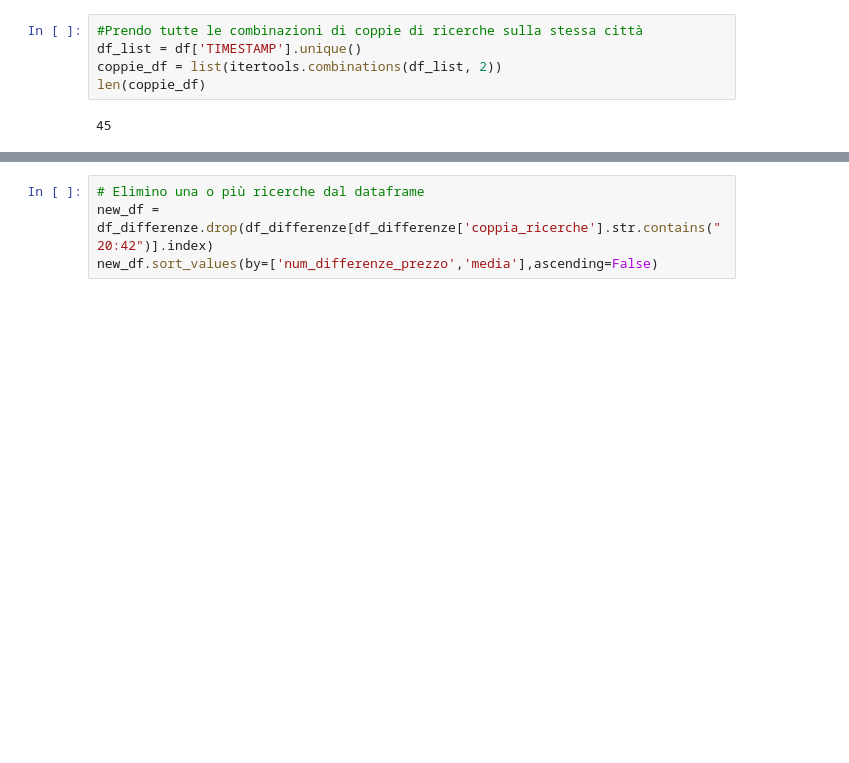
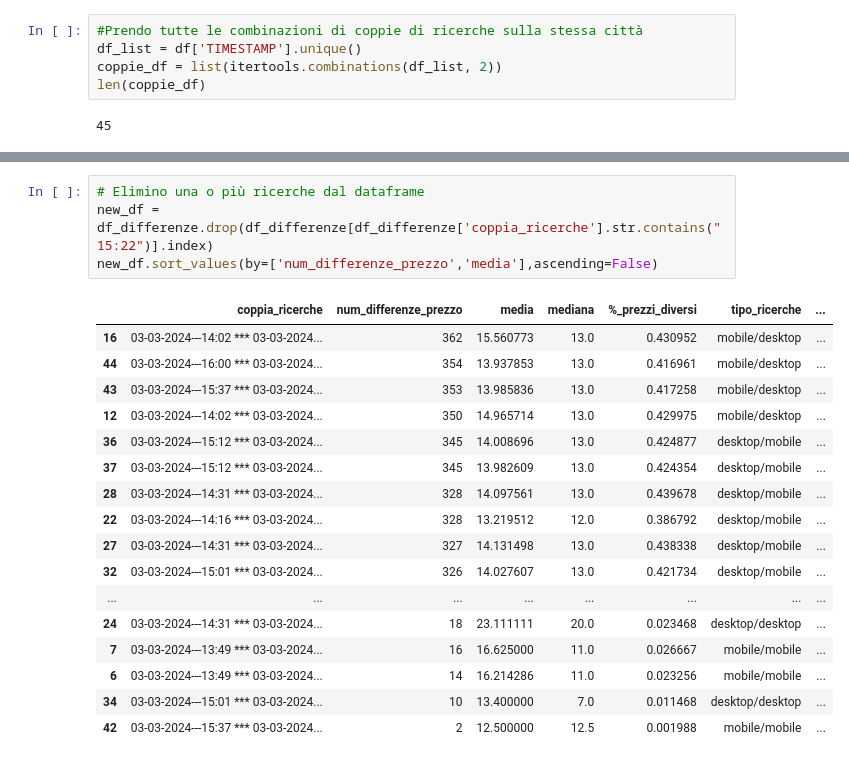
Before and after one commit to lemtiel93/booking-webscraping-thesis, a Jupyter notebook: booking_data_compare.ipynb, the cells around one changed output, grey strips where cells are left out. Cells and saved outputs as stored; diff of their text form; blank space fills up the shorter version.

```diff
--- a/booking_data_compare.ipynb
+++ b/booking_data_compare.ipynb
@@ -79,7 +79,25 @@ df_differenze.sort_values(by=['num_differenze_prezzo','media'],ascending=False)
 # %%
 # Elimino una o più ricerche dal dataframe
-new_df = df_differenze.drop(df_differenze[df_differenze['coppia_ricerche'].str.contains("20:42")].index)
+new_df = df_differenze.drop(df_differenze[df_differenze['coppia_ricerche'].str.contains("15:22")].index)
 new_df.sort_values(by=['num_differenze_prezzo','media'],ascending=False)
+# %% [output]
+|  | coppia_ricerche | num_differenze_prezzo | media | mediana | %_prezzi_diversi | tipo_ricerche | ... |
+| 16 | 03-03-2024---14:02 *** 03-03-2024... | 362 | 15.560773 | 13.0 | 0.430952 | mobile/desktop | ... |
+| 44 | 03-03-2024---16:00 *** 03-03-2024... | 354 | 13.937853 | 13.0 | 0.416961 | mobile/desktop | ... |
+| 43 | 03-03-2024---15:37 *** 03-03-2024... | 353 | 13.985836 | 13.0 | 0.417258 | mobile/desktop | ... |
+| 12 | 03-03-2024---14:02 *** 03-03-2024... | 350 | 14.965714 | 13.0 | 0.429975 | mobile/desktop | ... |
+| 36 | 03-03-2024---15:12 *** 03-03-2024... | 345 | 14.008696 | 13.0 | 0.424877 | desktop/mobile | ... |
+| 37 | 03-03-2024---15:12 *** 03-03-2024... | 345 | 13.982609 | 13.0 | 0.424354 | desktop/mobile | ... |
+| 28 | 03-03-2024---14:31 *** 03-03-2024... | 328 | 14.097561 | 13.0 | 0.439678 | desktop/mobile | ... |
+| 22 | 03-03-2024---14:16 *** 03-03-2024... | 328 | 13.219512 | 12.0 | 0.386792 | desktop/mobile | ... |
+| 27 | 03-03-2024---14:31 *** 03-03-2024... | 327 | 14.131498 | 13.0 | 0.438338 | desktop/mobile | ... |
+| 32 | 03-03-2024---15:01 *** 03-03-2024... | 326 | 14.027607 | 13.0 | 0.421734 | desktop/mobile | ... |
+| ... | ... | ... | ... | ... | ... | ... | ... |
+| 24 | 03-03-2024---14:31 *** 03-03-2024... | 18 | 23.111111 | 20.0 | 0.023468 | desktop/desktop | ... |
+| 7 | 03-03-2024---13:49 *** 03-03-2024... | 16 | 16.625000 | 11.0 | 0.026667 | mobile/mobile | ... |
+| 6 | 03-03-2024---13:49 *** 03-03-2024... | 14 | 16.214286 | 11.0 | 0.023256 | mobile/mobile | ... |
+| 34 | 03-03-2024---15:01 *** 03-03-2024... | 10 | 13.400000 | 7.0 | 0.011468 | desktop/desktop | ... |
+| 42 | 03-03-2024---15:37 *** 03-03-2024... | 2 | 12.500000 | 12.5 | 0.001988 | mobile/mobile | ... |
 # %%
 #Visualizza dataframe mobile/mobile o desktop/desktop
 df_tipo_uguale = df_differenze[(df_differenze['tipo_ricerche']=="mobile/mobile") | (df_differenze['tipo_ricerche']=="desktop/desktop")]
```
Also changed, not shown: parts of 4 cells of this notebook, 1 other file.
